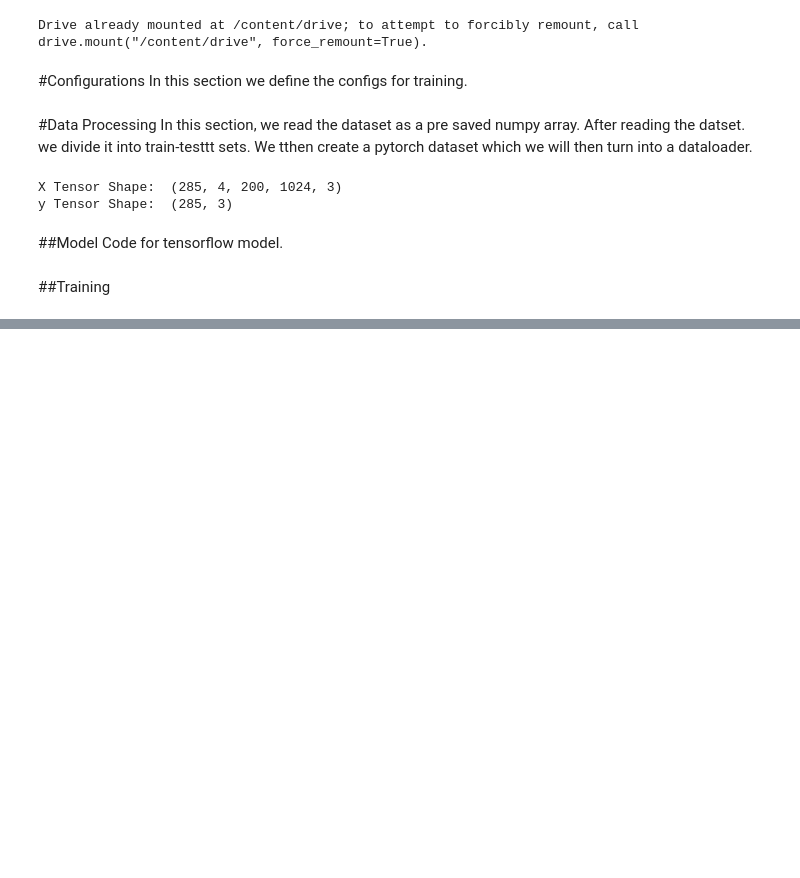
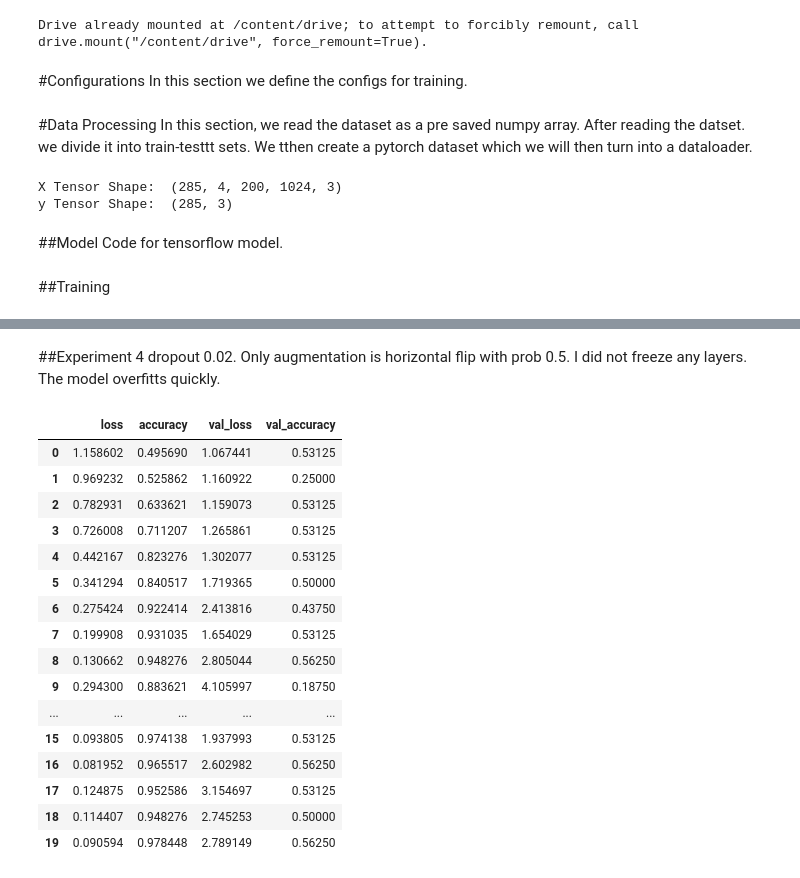
Before and after one commit to johnzl-777/MFAC, a Jupyter notebook: Classifier/tensorflow_fish_classifier.ipynb, the cells around one changed output, grey strips where cells are left out. Cells and saved outputs as stored; diff of their text form; code cells hidden in the pictures; blank space fills up the shorter version.

```diff
--- a/Classifier/tensorflow_fish_classifier.ipynb
+++ b/Classifier/tensorflow_fish_classifier.ipynb
@@ -93,0 +266,23 @@ Epoch 2/4
+# %% [markdown]
+##Experiment 4
+dropout 0.02. Only augmentation is horizontal flip with prob 0.5. I did not freeze any layers. The model overfitts quickly.
+# %%
+pd.DataFrame(hist.history)
+# %% [output]
+|  | loss | accuracy | val_loss | val_accuracy |
+| 0 | 1.158602 | 0.495690 | 1.067441 | 0.53125 |
+| 1 | 0.969232 | 0.525862 | 1.160922 | 0.25000 |
+| 2 | 0.782931 | 0.633621 | 1.159073 | 0.53125 |
+| 3 | 0.726008 | 0.711207 | 1.265861 | 0.53125 |
+| 4 | 0.442167 | 0.823276 | 1.302077 | 0.53125 |
+| 5 | 0.341294 | 0.840517 | 1.719365 | 0.50000 |
+| 6 | 0.275424 | 0.922414 | 2.413816 | 0.43750 |
+| 7 | 0.199908 | 0.931035 | 1.654029 | 0.53125 |
+| 8 | 0.130662 | 0.948276 | 2.805044 | 0.56250 |
+| 9 | 0.294300 | 0.883621 | 4.105997 | 0.18750 |
+| ... | ... | ... | ... | ... |
+| 15 | 0.093805 | 0.974138 | 1.937993 | 0.53125 |
+| 16 | 0.081952 | 0.965517 | 2.602982 | 0.56250 |
+| 17 | 0.124875 | 0.952586 | 3.154697 | 0.53125 |
+| 18 | 0.114407 | 0.948276 | 2.745253 | 0.50000 |
+| 19 | 0.090594 | 0.978448 | 2.789149 | 0.56250 |
```
Also changed, not shown: parts of 11 cells of this notebook.
